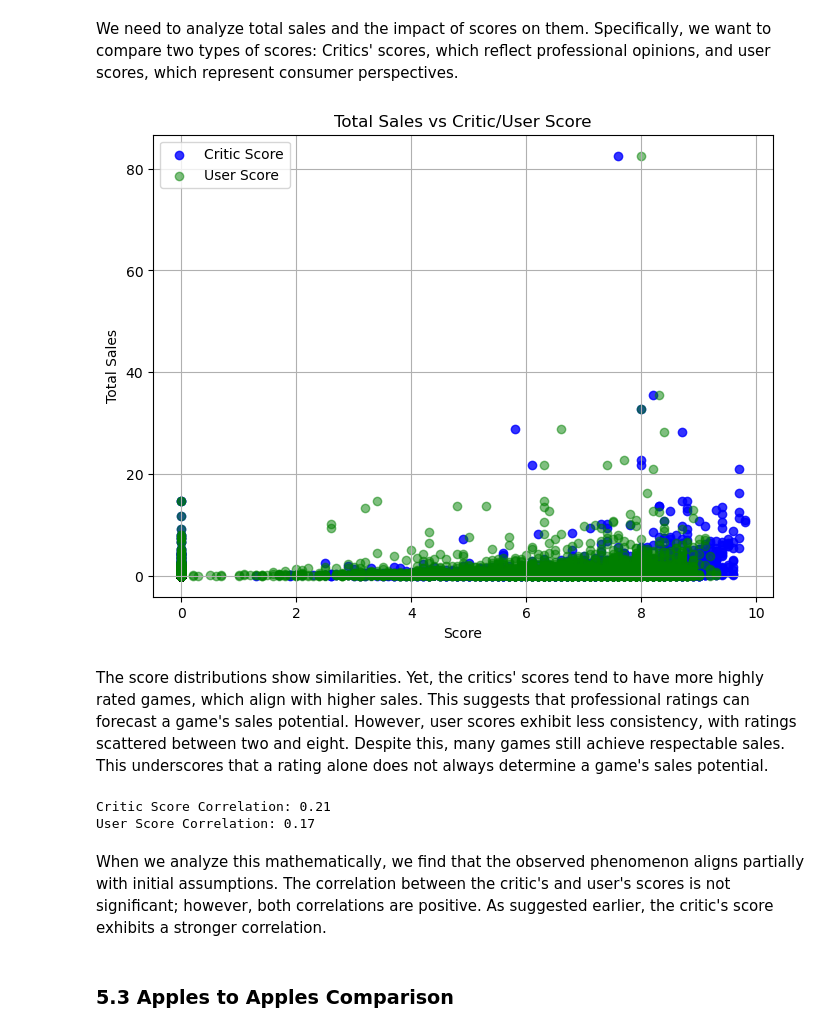
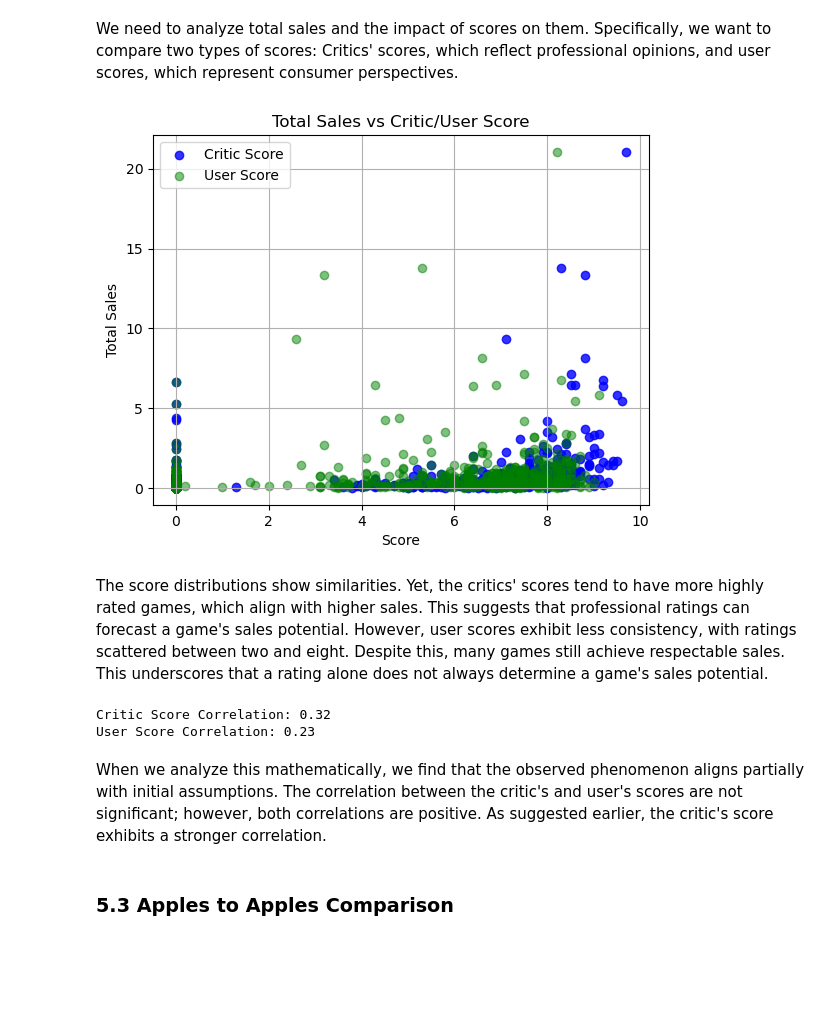
Before and after one commit to alexcoy06/Data-Science, a Jupyter notebook: Project 5/IceStore.ipynb, the cells around one changed output. Saved outputs shown, nothing was run; the diff lists cells and outputs as text; code cells hidden in the pictures; blank space fills up the shorter version.

```diff
--- a/Project 5/IceStore.ipynb
+++ b/Project 5/IceStore.ipynb
@@ -159,0 +148,3 @@ To ensure there are no duplicated values, I examined the `name` column for dupli
+# %%
+dupl_names_plat_year = games[games.duplicated(subset=['name', 'platform', 'year_of_release'], keep=False)]
+dupl_names_plat_year
@@ -159,0 +159,2 @@ To ensure there are no duplicated values, I examined the `name` column for dupli
+# %%
+games = games.drop(dupl_names_plat_year.index)
@@ -314,7 +315,7 @@ check_ds
 # %% [markdown]
 The original dataset shows that `Strongest Tokyo University Shogi DS` falls far outside the overall range of 2004 to 2013, suggesting a likely data entry error. Based on my personal experience, it is impossible that the game was created in 1985 for the `DS`.
 # %%
-games.drop(15957, inplace=True)
+games =games.drop(15957)
 # %% [markdown]
 Many values in this row are either zero or not applicable, so I have decided to remove it. This is the third row removed from a dataset of over 16,000 rows, which should not impact the overall data.
 # %% [markdown]
@@ -553,7 +549,7 @@ Before proceeding with my decision, I need to identify the platforms currently a
 relevant_list = relevant_years['platform'].tolist()
 
 relevant_games = games[games['platform'].isin(relevant_list)].reset_index(drop=True)
-relevant_games = relevant_games[relevant_games['year_of_release'] >= 2005].reset_index()
+relevant_games = relevant_games[relevant_games['year_of_release'] >= 2011].reset_index()
 relevant_games = relevant_games.sort_values(by='year_of_release')
 relevant_games
 # %% [output]
@@ -656,32 +658,32 @@ When examined mathematically, as previously suggested, platforms such as Wii and
 # %% [markdown]
 We need to analyze total sales and the impact of scores on them. Specifically, we want to compare two types of scores: Critics' scores, which reflect professional opinions, and user scores, which represent consumer perspectives.
 # %%
-plt.figure(figsize=(8, 6))
+filtered_ps3 = relevant_games[relevant_games['platform'] == 'PS3']
 
-plt.scatter(relevant_games['critic_score'], relevant_games['total_sales'], color='blue', alpha=0.8, label='Critic Score')
-plt.scatter(relevant_games['user_score'], relevant_games['total_sales'], color='green', alpha=0.5, label='User Score')
+plt.scatter(filtered_ps3['critic_score'], filtered_ps3['total_sales'], color='blue', alpha=0.8, label='Critic Score')
+plt.scatter(filtered_ps3['user_score'], filtered_ps3['total_sales'], color='green', alpha=0.5, label='User Score')
 
 plt.title('Total Sales vs Critic/User Score')
 plt.xlabel('Score')
 plt.ylabel('Total Sales')
 plt.legend()
 
 plt.grid(True)
 plt.show()
 # %% [output]
-[figure, old version]
+[figure, new version]
 # %% [markdown]
 The score distributions show similarities. Yet, the critics' scores tend to have more highly rated games, which align with higher sales. This suggests that professional ratings can forecast a game's sales potential. However, user scores exhibit less consistency, with ratings scattered between two and eight. Despite this, many games still achieve respectable sales. This underscores that a rating alone does not always determine a game's sales potential.
 # %%
-corr_critic = relevant_games['total_sales'].corr(relevant_games['critic_score'])
-corr_user = relevant_games['total_sales'].corr(relevant_games['user_score'])
+corr_critic = filtered_ps3['total_sales'].corr(filtered_ps3['critic_score'])
+corr_user = filtered_ps3['total_sales'].corr(filtered_ps3['user_score'])
 print(f'Critic Score Correlation: {corr_critic:.2f}')
 print(f'User Score Correlation: {corr_user:.2f}')
 # %% [output]
-Critic Score Correlation: 0.21
-User Score Correlation: 0.17
+Critic Score Correlation: 0.32
+User Score Correlation: 0.23
 # %% [markdown]
-When we analyze this mathematically, we find that the observed phenomenon aligns partially with initial assumptions. The correlation between the critic's and user's scores is not significant; however, both correlations are positive. As suggested earlier, the critic's score exhibits a stronger correlation.
+When we analyze this mathematically, we find that the observed phenomenon aligns partially with initial assumptions. The correlation between the critic's and user's scores are not significant; however, both correlations are positive. As suggested earlier, the critic's score exhibits a stronger correlation.
 # %% [markdown]
 ### 5.3 Apples to Apples Comparison
 # %% [markdown]
```
Also changed, not shown: parts of 48 cells of this notebook, 6 other files.
